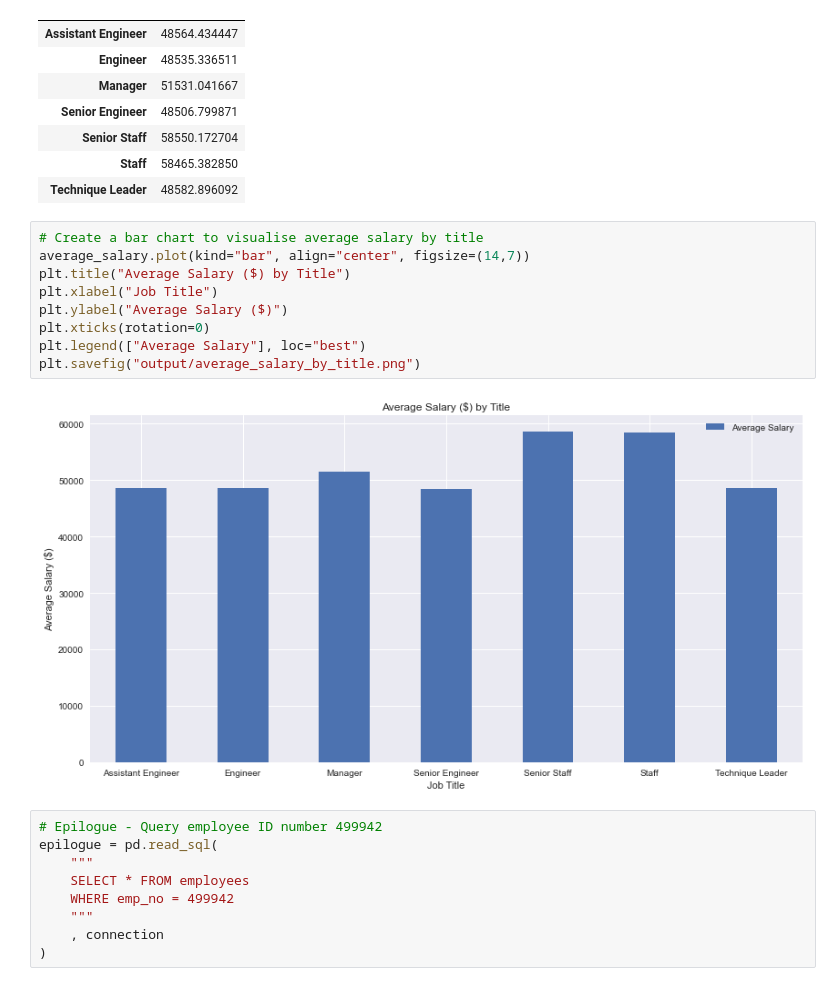
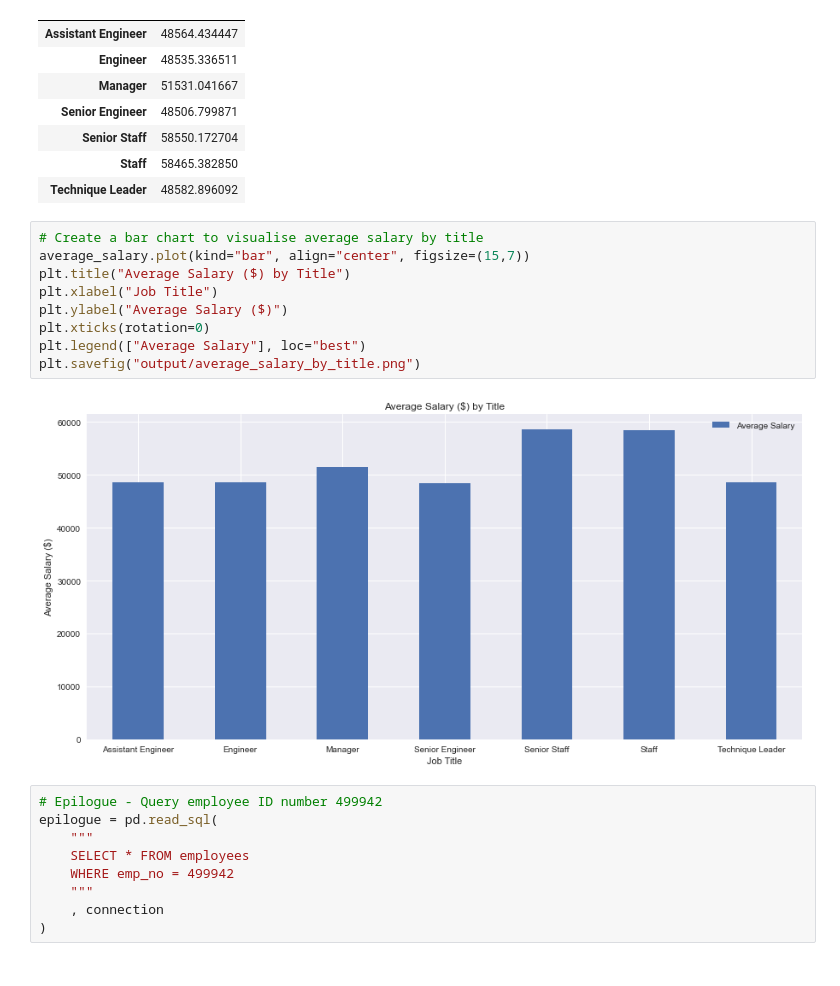
Before and after one commit to jeremychiaa/sql-challenge, a Jupyter notebook: EmployeeSQL/bonus_script.ipynb, the cells around one changed output. Saved outputs shown, nothing was run; the diff lists cells and outputs as text.

Commit message:
average salary chart figsize

```diff
--- a/EmployeeSQL/bonus_script.ipynb
+++ b/EmployeeSQL/bonus_script.ipynb
@@ -112,15 +112,15 @@ average_salary
 | Technique Leader | 48582.896092 |
 # %%
 # Create a bar chart to visualise average salary by title
-average_salary.plot(kind="bar", align="center", figsize=(14,7))
+average_salary.plot(kind="bar", align="center", figsize=(15,7))
 plt.title("Average Salary ($) by Title")
 plt.xlabel("Job Title")
 plt.ylabel("Average Salary ($)")
 plt.xticks(rotation=0)
 plt.legend(["Average Salary"], loc="best")
 plt.savefig("output/average_salary_by_title.png")
 # %% [output]
-[figure, old version]
+[figure, new version]
 # %%
 # Epilogue - Query employee ID number 499942
 epilogue = pd.read_sql(
```
Also changed, not shown: 1 other file.
